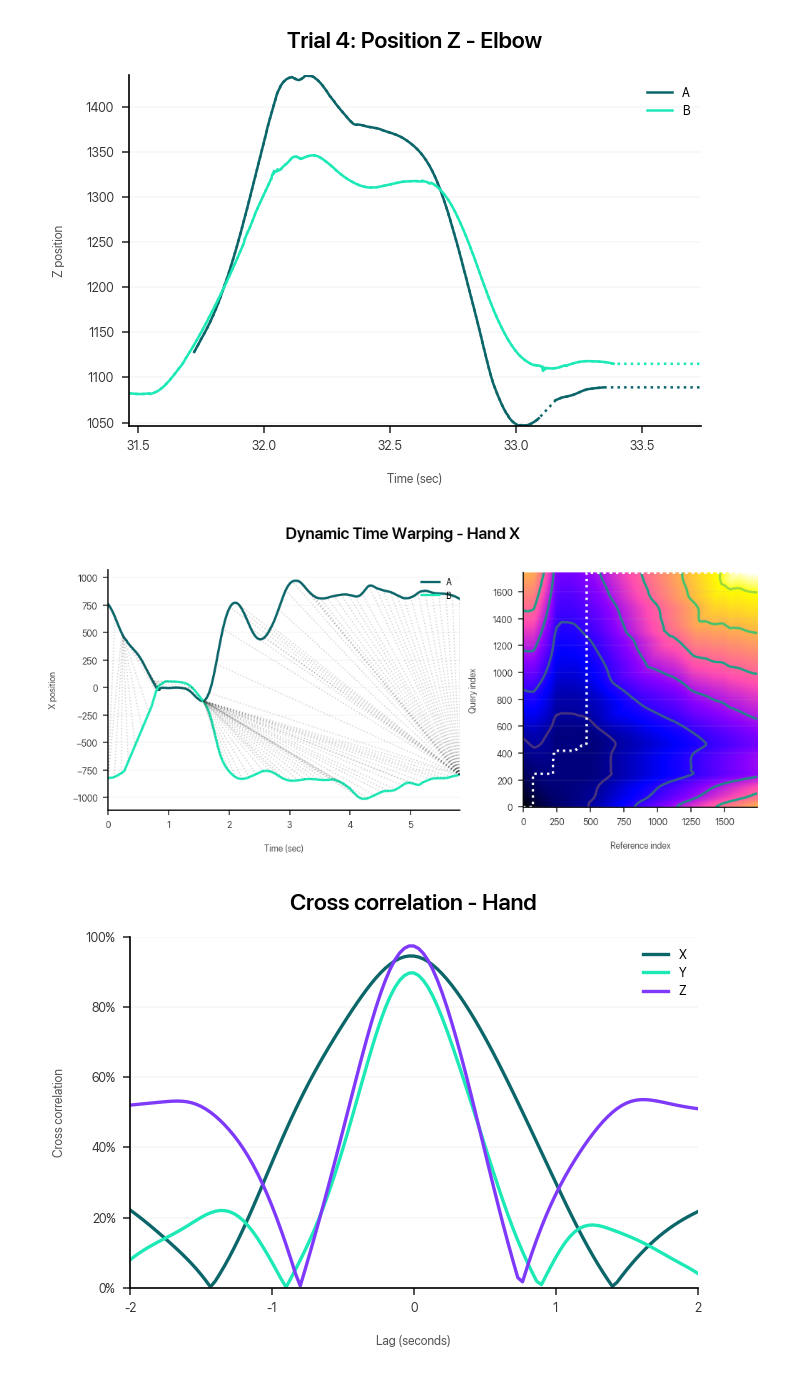
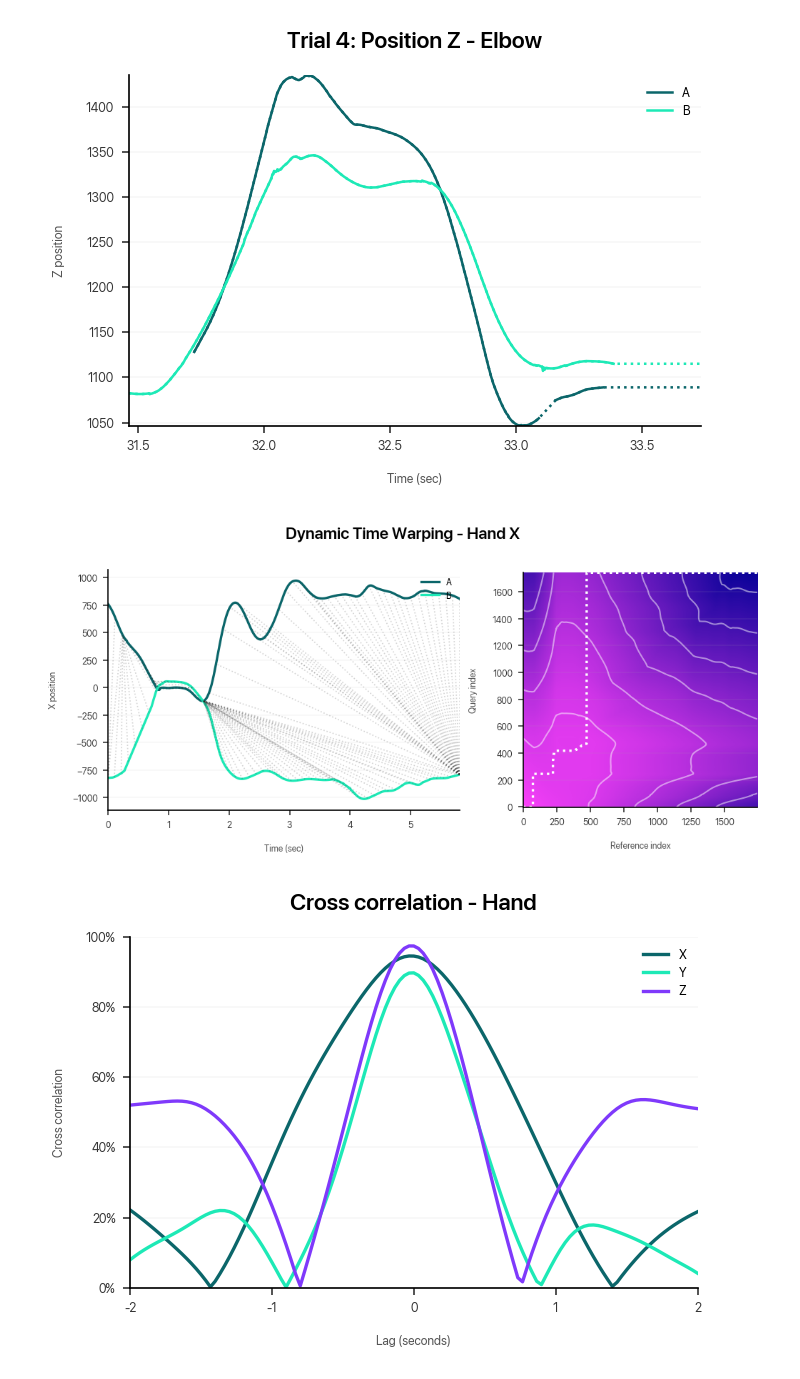
Before and after one commit to dlundgaard/dapup-mocap, a Jupyter notebook: analysis.ipynb, the cells around one changed output. Cells and saved outputs as stored; diff of their text form; code cells hidden in the pictures.

Commit message:
polished look of contour/heatmeap of dynamic time warping

```diff
--- a/analysis.ipynb
+++ b/analysis.ipynb
@@ -110,36 +110,37 @@ def plot_dynamic_time_warping(trial, marker, axis):
     d = dtw(reference, query, keep_internals=True)
 
     fig, axes = plt.subplots(ncols=2, width_ratios=(0.6, 0.4), figsize = (6.8, 3.2))
     # d.plot(type = "twoway")
     axes[0].plot(range(len(query)), query, label = "A")
     axes[0].plot(range(len(reference)), reference, label = "B")
 
     axes[0].xaxis.set_major_locator(ticker.MultipleLocator(300))
     axes[0].xaxis.set_major_formatter(lambda val, idx: round(val / 300))
     axes[0].set_xlabel("Time (sec)")
     axes[0].set_ylabel(f"{axis} position")
     col = []
     for i in np.linspace(0, len(d.index1) - 1, num = 100).astype(int):
         col.append([
             (d.index1[i], reference[d.index1[i]]),
             (d.index2[i], query[d.index2[i]])
         ])
     axes[0].add_collection(collections.LineCollection(col, linestyles=":", linewidths = 0.8, colors = (0.15, 0.15, 0.15), alpha = 0.2))
     axes[0].margins(x = 0, y = 0.05)
     axes[0].legend(loc = "upper right")
 
-    axes[1].imshow(d.costMatrix.T, origin="lower", cmap = "gnuplot2")
-    axes[1].contour(d.costMatrix.T)
+    cmap = colors.LinearSegmentedColormap.from_list("deep", ["#FF42FB", "#0B0299"], N = 256)
+    axes[1].imshow(d.costMatrix.T, origin="lower", cmap = cmap, interpolation = "none")
+    axes[1].contour(d.costMatrix.T, colors = "white", linewidths = 1, alpha = 0.5)
     axes[1].plot(d.index2, d.index1, color="white", linestyle = ":")
     axes[1].set_xlabel("Reference index")
     axes[1].set_ylabel("Query index")
     fig.suptitle(f"Dynamic Time Warping - {marker} {axis}\n", fontsize = 11, fontweight = 600)
     plt.tight_layout()
 
 plot_dynamic_time_warping(trial = 2, marker = "Hand", axis = "X")
 # plot_dynamic_time_warping(trial = 2, marker = "Elbow", axis = "Z")
 # %% [output]
-[figure, old version]
+[figure, new version]
 # %%
 def plot_cross_correlation(trial, marker, lags = np.arange(-600, 600 + 1, 10)):
     plt.figure()
```
Also changed, not shown: parts of 1 cell of this notebook.
